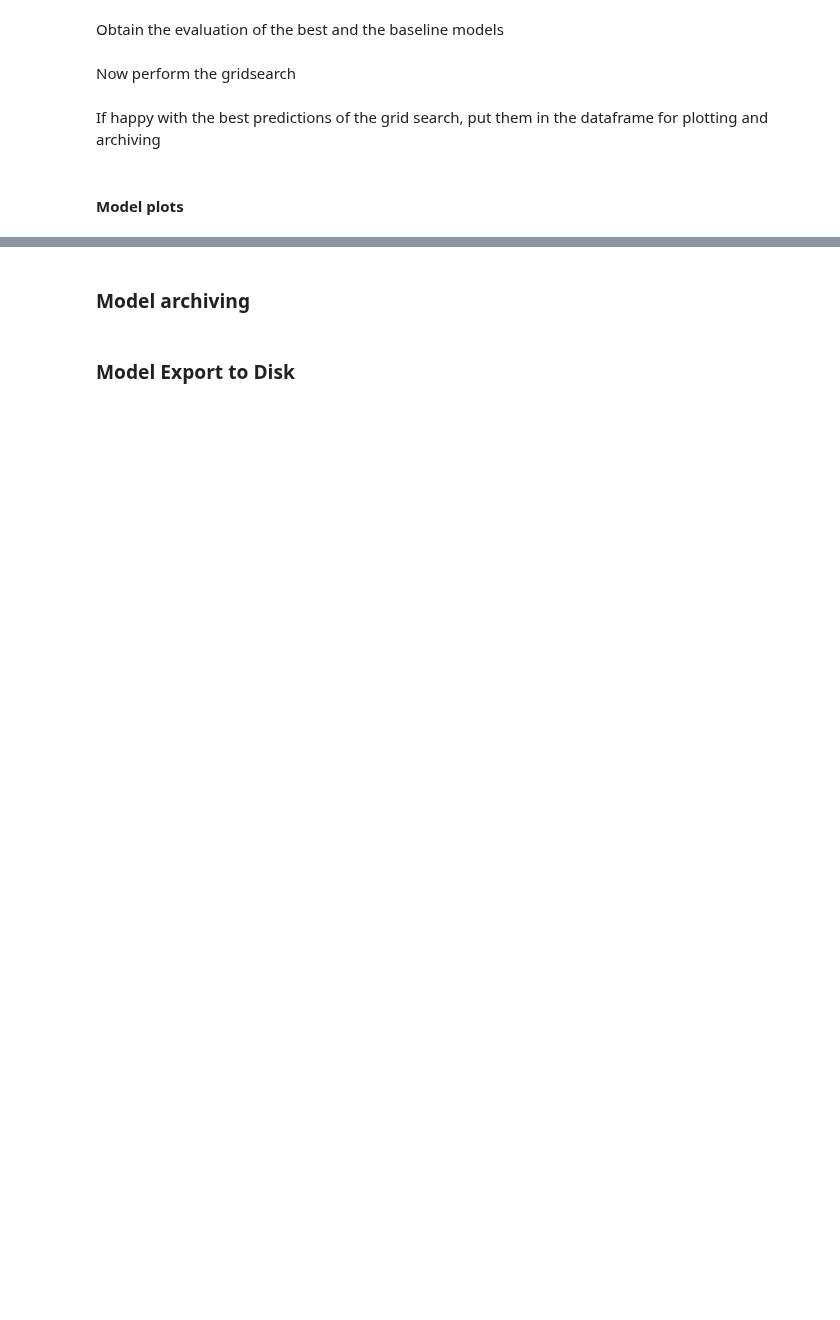
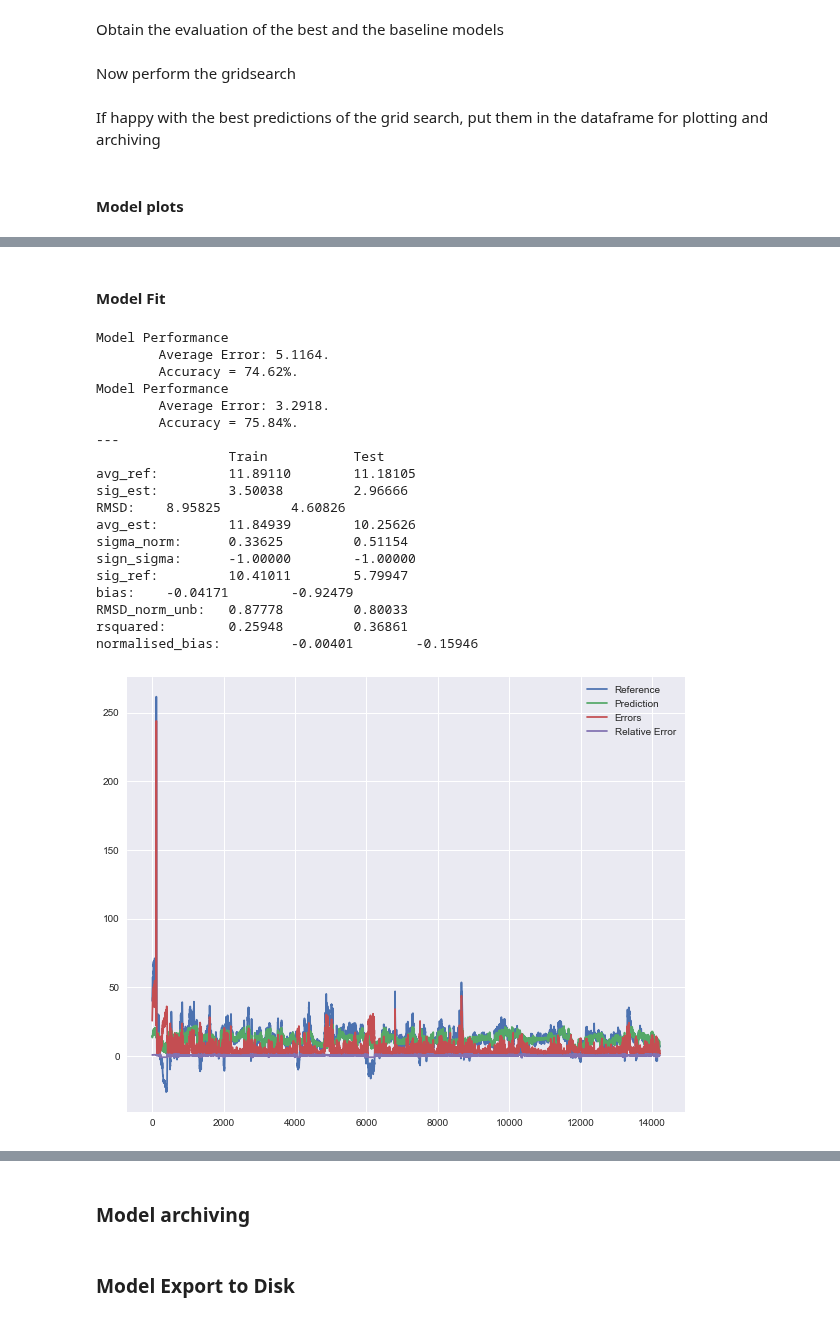
Before and after one commit to fablabbcn/smartcitizen-data, a Jupyter notebook: notebooks/Data-Analysis.ipynb, the cells around one changed output, grey strips where cells are left out. Cells and saved outputs as stored; diff of their text form; code cells hidden in the pictures; blank space fills up the shorter version.

Commit message:
Add SVR Model

```diff
--- a/notebooks/Data-Analysis.ipynb
+++ b/notebooks/Data-Analysis.ipynb
@@ -2394,6 +2132,7 @@ def evaluate(model, test_features, test_labels):
 # Import the model we are using
 from sklearn.ensemble import RandomForestRegressor
 from signal_utils import metrics
+from ml_utils import evaluate
 import matplotlib.pyplot as plot
 
 from sklearn.model_selection import train_test_split
@@ -2408,16 +2147,14 @@ device_name = 'STATION_CASE'
 ratio_train = 0.8
 
 dataframeModel = readings[test_model]['devices'][name_combined_data]['data']
-#dataframeModel = dataframeModel.groupby(pd.Grouper(freq='1H')).aggregate(np.mean)
 
-model_name_ML = 'RF NO2- n_estimators = 1000 - random_state = 42 -  traintest = {} - no lags'.format(ratio_train)
 modeltype = 'RandomForest'
+model_name_ML = modeltype + 'NO2- n_estimators = 1000 - random_state = 42 -  traintest = {} - no lags'.format(ratio_train)
 
 min_date = '2018-08-01 00:00:00'
 max_date = '2018-09-20 00:00:00'
 
 ###
-
 dataframeModel = dataframeModel[dataframeModel.index > min_date]
 dataframeModel = dataframeModel[dataframeModel.index < max_date]
 
@@ -2447,7 +2184,7 @@ labels = np.array(labels)
 # Training and Testing Sets
 
 train_X, test_X, train_y, test_y = train_test_split(features, labels, random_state = 42,
-                                                    test_size = 1-ratio_train, shuffle = True)
+                                                    test_size = 1-ratio_train, shuffle = False)
 
 n_train_periods = train_X.shape[0]
 print('Training X Shape:', train_X.shape)
@@ -2678,0 +2518,54 @@ plot.xlabel('Variable'); plot.ylabel('Cumulative Importance'); plot.title('Cumul
+# %% [markdown]
+#### Model Fit
+# %%
+from ml_utils import evaluate
+import numpy as np
+
+# Instantiate model
+model = SVR(kernel='rbf')
+
+## Train the model on training data
+model.fit(train_X,train_y)
+
+## Get model prediction
+inv_yhat_train = evaluate(model, features[:n_train_periods], labels[:n_train_periods])
+inv_yhat_test = evaluate(model, features[n_train_periods:], labels[n_train_periods:])
+
+dataFrameTrain = pd.DataFrame(data = {'reference': labels[:n_train_periods], 'prediction': inv_yhat_train},
+                              index = index[:n_train_periods])
+dataFrameTest = pd.DataFrame(data = {'reference': labels[n_train_periods:], 'prediction': inv_yhat_test},
+                             index = index[n_train_periods:])
+
+dataFrameExport = dataFrameTrain.copy()
+dataFrameExport = dataFrameExport.combine_first(dataFrameTest)
+
+# Get model metrics
+metrics_model_train = metrics(labels[:n_train_periods], inv_yhat_train)
+metrics_model_test = metrics(labels[n_train_periods:], inv_yhat_test)
+
+## Print Metrics
+print '---'
+print('\t\t Train \t\t Test')
+for item in metrics_model_train.keys():
+    print ('% s: \t %.5f \t %.5f ' % (item, metrics_model_train[item], metrics_model_test[item]))
+# %% [output]
+Model Performance
+        Average Error: 5.1164.
+        Accuracy = 74.62%.
+Model Performance
+        Average Error: 3.2918.
+        Accuracy = 75.84%.
+---
+                 Train           Test
+avg_ref:         11.89110        11.18105
+sig_est:         3.50038         2.96666
+RMSD:    8.95825         4.60826
+avg_est:         11.84939        10.25626
+sigma_norm:      0.33625         0.51154
+sign_sigma:      -1.00000        -1.00000
+sig_ref:         10.41011        5.79947
+bias:    -0.04171        -0.92479
+RMSD_norm_unb:   0.87778         0.80033
+rsquared:        0.25948         0.36861
+normalised_bias:         -0.00401        -0.15946
+[figure, added]
```
Also changed, not shown: parts of 31 cells of this notebook.
